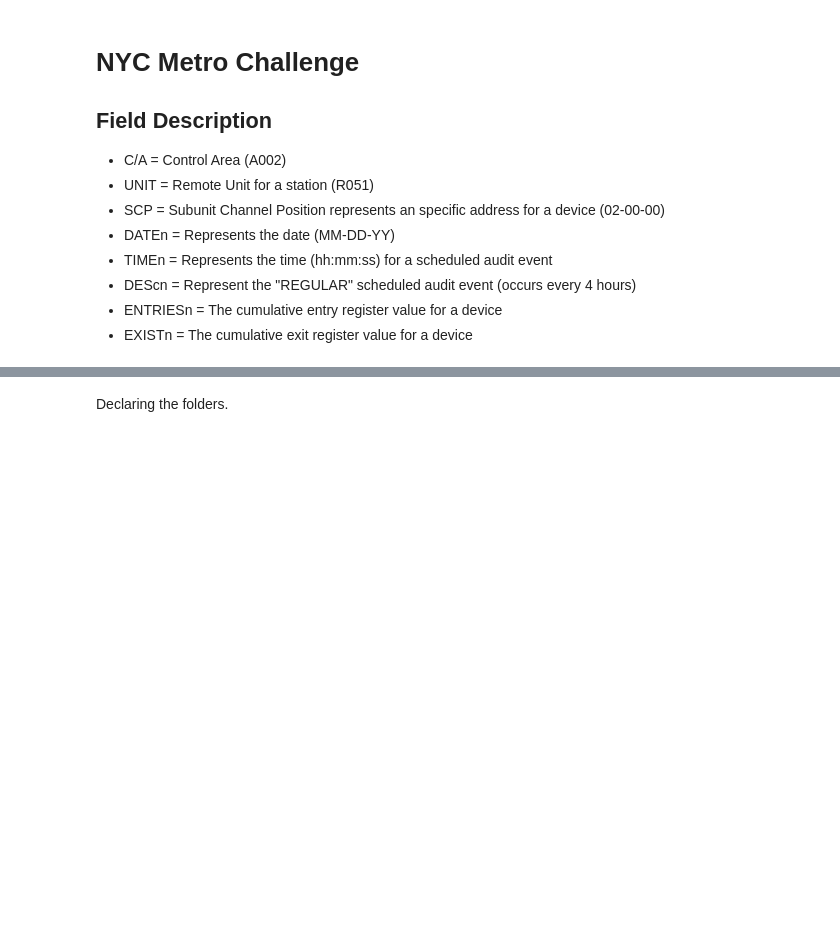
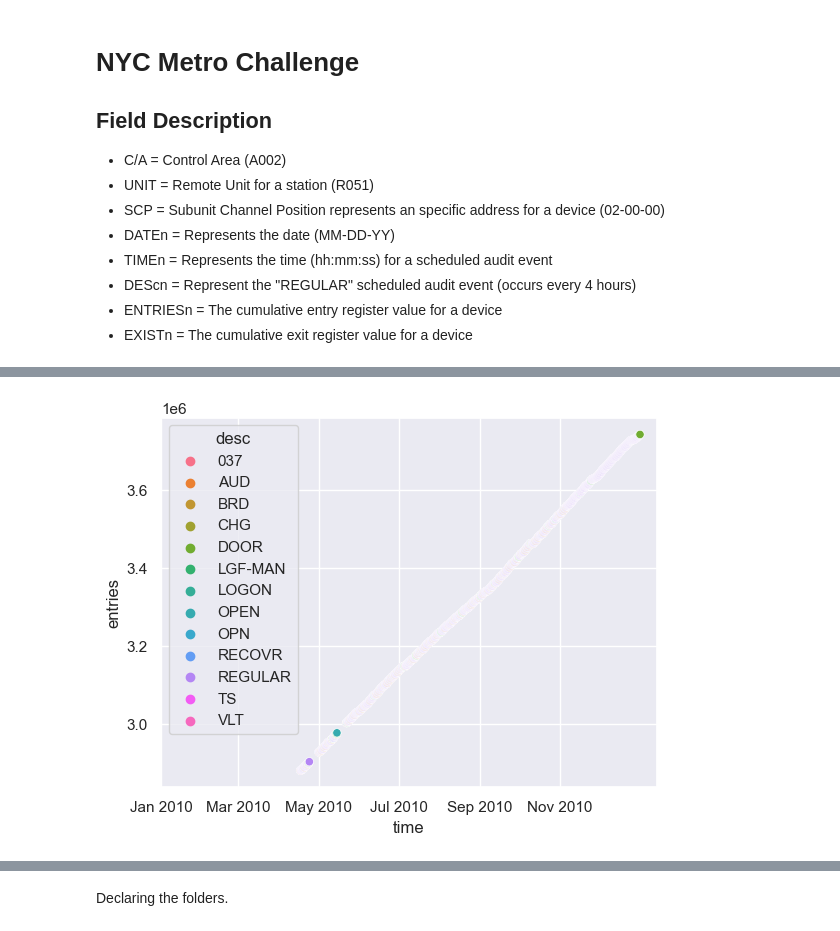
Before and after one commit to alvarodiegomaia/nyc-metro-challenge, a Jupyter notebook: main.ipynb, the cells around one changed output, grey strips where cells are left out. Saved outputs shown, nothing was run; the diff lists cells and outputs as text; code cells hidden in the pictures; blank space fills up the shorter version.

```diff
--- a/main.ipynb
+++ b/main.ipynb
@@ -74,0 +178,3 @@ def data_grouping(df, target_columns):
+# %%
+df['linename'] = df['linename'].astype('str')
+df['linename'] = df['linename'].apply(set)
@@ -74,0 +193,6 @@ def data_grouping(df, target_columns):
+# %%
+df_test = df.copy()
+# %%
+df_test = df_test.sort_values(by=['station', 'scp'])
+df_test['entries_diff'] = df_test.groupby(['station', 'scp'])['entries'].diff().fillna(0)
+df_test['exits_diff'] = df_test.groupby(['station', 'scp'])['exits'].diff().fillna(0)
@@ -74,0 +213,2 @@ def data_grouping(df, target_columns):
+# %%
+df_sample = df_test[(df_test['station'] == '1 AVE') & (df_test['scp'] == '00-00-00')]
@@ -74,0 +224,8 @@ def data_grouping(df, target_columns):
+# %%
+months_interval = [datetime(2010, month, 1) for month in range(1, 13, 2)]
+plt.rc('date.autoformatter', day='%b %Y')
+
+sns.scatterplot(x=df_sample.time, y=df_sample.entries, hue=df_sample.desc);
+plt.xticks(months_interval);
+# %% [output]
+[figure, added]
```
Also changed, not shown: parts of 78 cells of this notebook.
